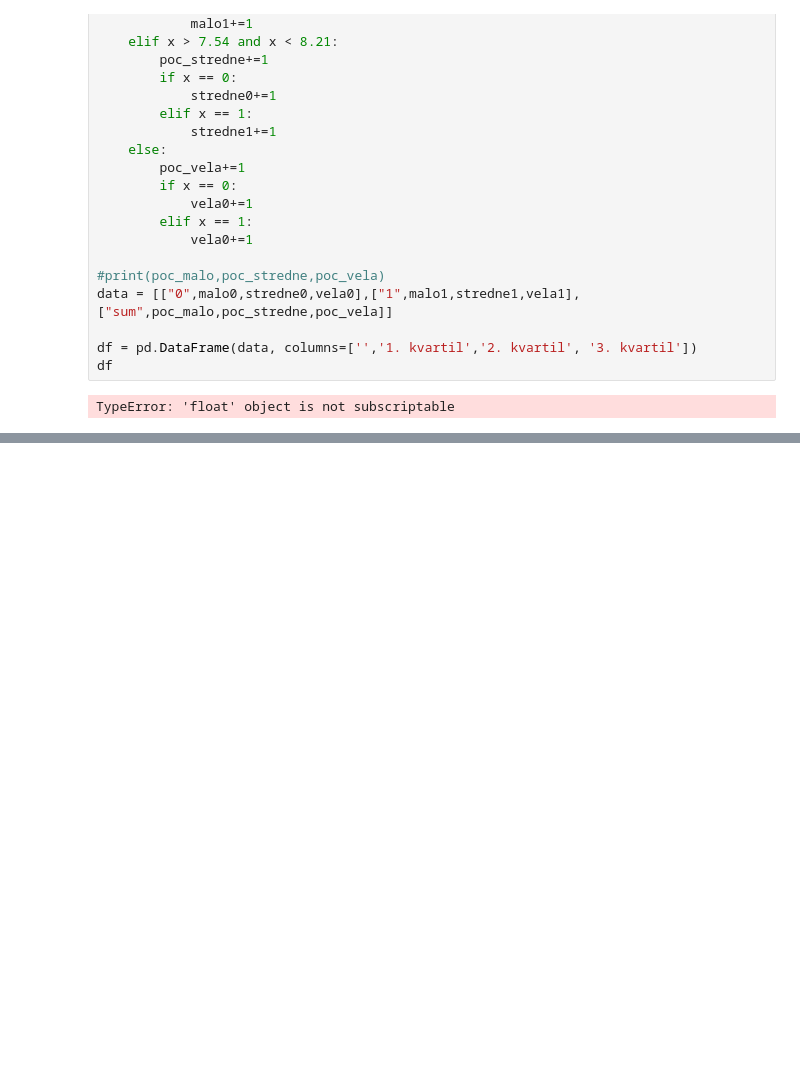
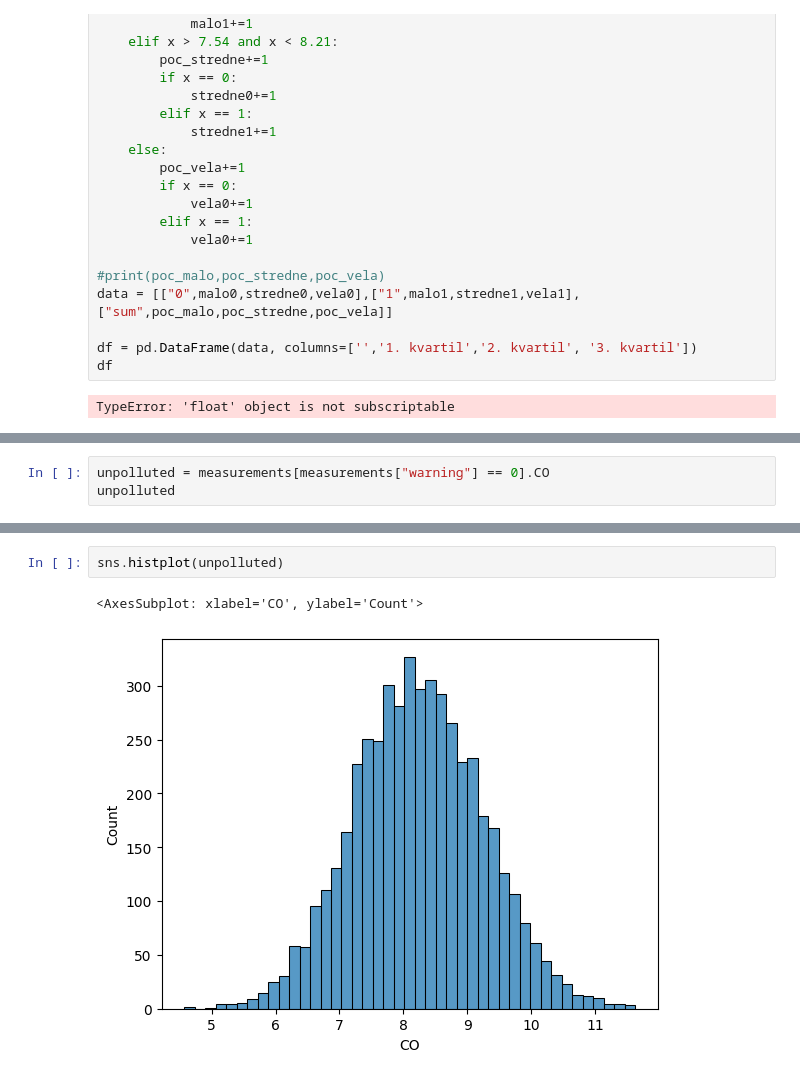
Before and after one commit to Marraff/inteligent-data-analysis, a Jupyter notebook: 1-faza-projekt-IAU.ipynb, the cells around one changed output, grey strips where cells are left out. Saved outputs shown, nothing was run; the diff lists cells and outputs as text; blank space fills up the shorter version.

```diff
--- a/1-faza-projekt-IAU.ipynb
+++ b/1-faza-projekt-IAU.ipynb
@@ -657,0 +678,3 @@ TypeError: 'float' object is not subscriptable
+# %%
+unpolluted = measurements[measurements["warning"] == 0].CO
+unpolluted
@@ -657,0 +710,5 @@ TypeError: 'float' object is not subscriptable
+# %%
+sns.histplot(unpolluted)
+# %% [output]
+<AxesSubplot: xlabel='CO', ylabel='Count'>
+[figure, added]
```
Also changed, not shown: parts of 12 cells of this notebook.
